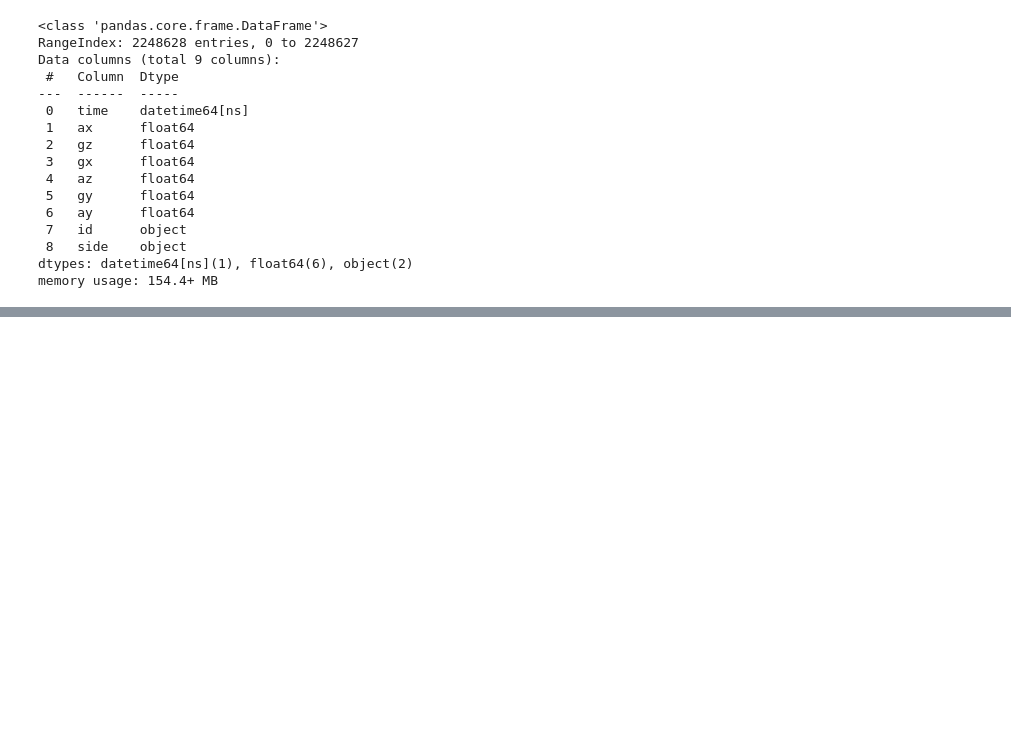
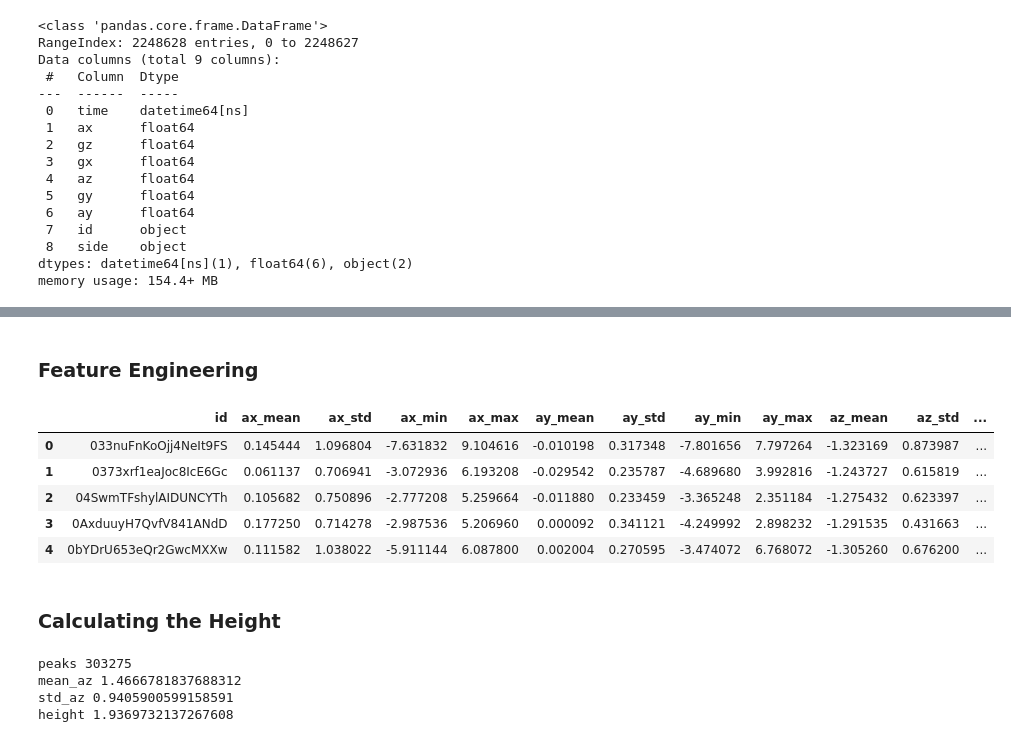
Before and after one commit to arifhaidari/step_detection_data_science, a Jupyter notebook: notebooks/1-data_preprocessing.ipynb, the cells around one changed output, grey strips where cells are left out. Drawn from its saved outputs; the diff is of its cells as text; code cells hidden in the pictures; blank space fills up the shorter version.

```diff
--- a/notebooks/1-data_preprocessing.ipynb
+++ b/notebooks/1-data_preprocessing.ipynb
@@ -451,0 +100,71 @@ filtered_df.to_csv(path_to_save)
+# %%
+df['acc_magnitude'] = np.sqrt(df['ax']**2 + df['ay']**2 + df['az']**2)
+df['gyro_magnitude'] = np.sqrt(df['gx']**2 + df['gy']**2 + df['gz']**2)
+# %% [markdown]
+### Feature Engineering
+# %%
+# Reset index to bring 'time' back as a column
+df_reset = df.reset_index()
+
+# Group by 'id' and aggregate numerical features
+session_features = df_reset.groupby("id").agg({
+    "ax": ["mean", "std", "min", "max"],
+    "ay": ["mean", "std", "min", "max"],
+    "az": ["mean", "std", "min", "max"],
+    "gx": ["mean", "std", "min", "max"],
+    "gy": ["mean", "std", "min", "max"],
+    "gz": ["mean", "std", "min", "max"],
+    "acc_magnitude": ["mean", "std", "min", "max"],
+    "gyro_magnitude": ["mean", "std", "min", "max"],
+}).reset_index()
+
+# Flatten MultiIndex column names
+# session_features.columns = ["_".join(col).strip() if isinstance(col, tuple) else col for col in session_features.columns]
+session_features.columns = ["_".join(col).strip() for col in session_features.columns.values]
+session_features = session_features.rename(columns={"id_": "id"})
+
+# Compute start_time and end_time
+time_stats = df_reset.groupby("id")["time"].agg(["min", "max"]).reset_index()
+time_stats.rename(columns={"min": "start_time", "max": "end_time"}, inplace=True)
+
+# Calculate session duration in seconds
+time_stats["session_duration"] = (time_stats["end_time"] - time_stats["start_time"]).dt.total_seconds()
+
+# Calculate num_measurements using size()
+num_measurements = df_reset.groupby("id").size().reset_index(name="num_measurements")
+
+# Merge all computed features
+session_features = session_features.merge(time_stats, on="id").merge(num_measurements, on="id")
+# %%
+# in order to see all the columns in dataframe
+pd.set_option('display.max_columns', None)
+pd.set_option('display.max_rows', None)
+
+session_features.head()
+# %% [output]
+|  | id | ax_mean | ax_std | ax_min | ax_max | ay_mean | ay_std | ay_min | ay_max | az_mean | az_std | ... |
+| 0 | 033nuFnKoOjj4NeIt9FS | 0.145444 | 1.096804 | -7.631832 | 9.104616 | -0.010198 | 0.317348 | -7.801656 | 7.797264 | -1.323169 | 0.873987 | ... |
+| 1 | 0373xrf1eaJoc8IcE6Gc | 0.061137 | 0.706941 | -3.072936 | 6.193208 | -0.029542 | 0.235787 | -4.689680 | 3.992816 | -1.243727 | 0.615819 | ... |
+| 2 | 04SwmTFshylAIDUNCYTh | 0.105682 | 0.750896 | -2.777208 | 5.259664 | -0.011880 | 0.233459 | -3.365248 | 2.351184 | -1.275432 | 0.623397 | ... |
+| 3 | 0AxduuyH7QvfV841ANdD | 0.177250 | 0.714278 | -2.987536 | 5.206960 | 0.000092 | 0.341121 | -4.249992 | 2.898232 | -1.291535 | 0.431663 | ... |
+| 4 | 0bYDrU653eQr2GwcMXXw | 0.111582 | 1.038022 | -5.911144 | 6.087800 | 0.002004 | 0.270595 | -3.474072 | 6.768072 | -1.305260 | 0.676200 | ... |
+# %% [markdown]
+### Calculating the Height
+# %%
+# using mean of acc_magnitude
+mean_acc_magnitude = df["acc_magnitude"].mean()
+std_acc_magnitude = df["acc_magnitude"].std()
+
+mean_height = mean_acc_magnitude + 0.5 * std_acc_magnitude
+
+peaks, _ = find_peaks(df["acc_magnitude"], height=mean_height)
+
+print("peaks", len(peaks))
+print("mean_az",mean_acc_magnitude)
+print("std_az",std_acc_magnitude)
+print("height", mean_height)
+# %% [output]
+peaks 303275
+mean_az 1.4666781837688312
+std_az 0.9405900599158591
+height 1.9369732137267608
```
Also changed, not shown: parts of 60 cells of this notebook, 18 other files.
